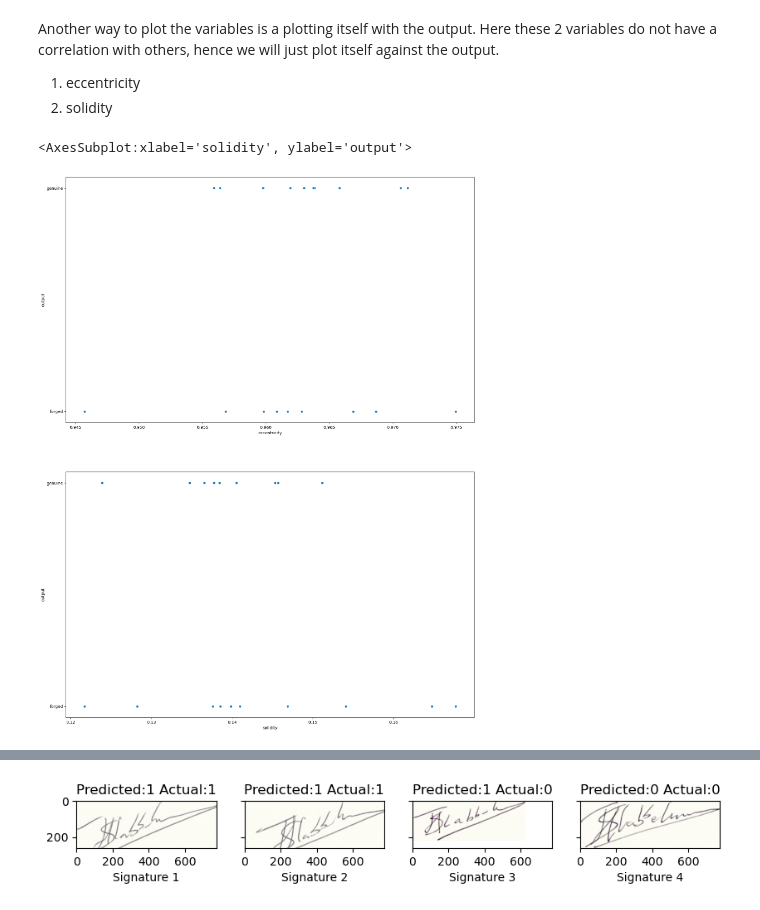
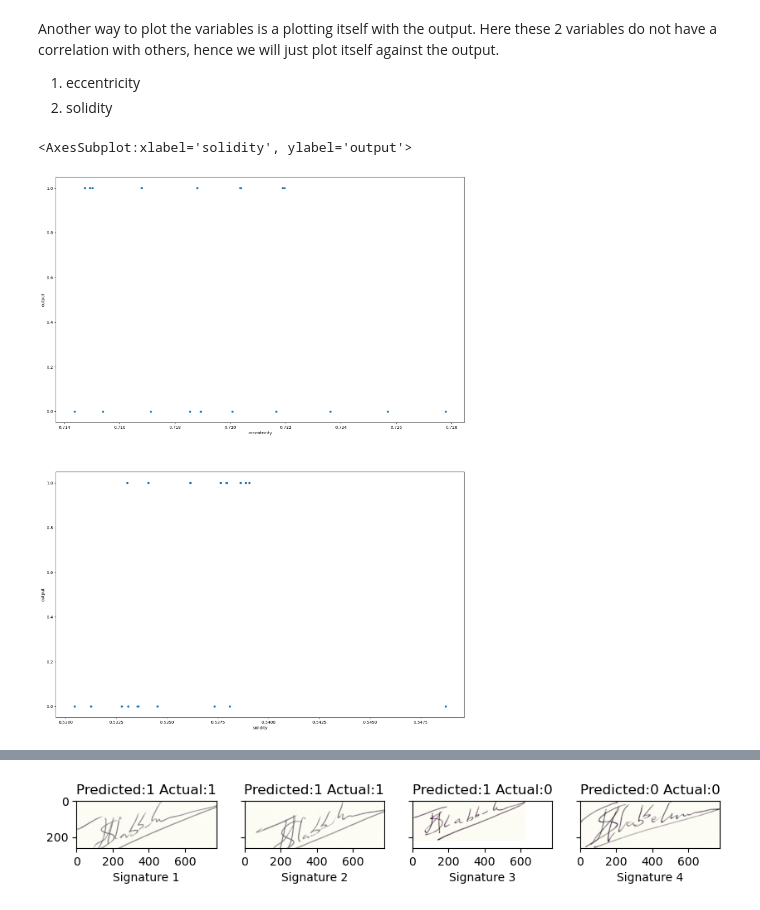
Before and after one commit to tyeejian/Signature-Forgery-Detection, a Jupyter notebook: Workbook/Signature Forgery Detection.ipynb, the cells around one changed output, grey strips where cells are left out. Drawn from its saved outputs; the diff is of its cells as text; code cells hidden in the pictures.

```diff
--- a/Workbook/Signature Forgery Detection.ipynb
+++ b/Workbook/Signature Forgery Detection.ipynb
@@ -568,13 +569,14 @@ Another way to plot the variables is a plotting itself with the output. Here the
 # %%
 
 f, axes = plt.subplots(2
                        ,1, figsize=(18,24))
-
-sb.scatterplot(x=features['eccentricity'], y=features['output'], ax = axes[0])
-sb.scatterplot(x=features['solidity'], y=features['output'], ax = axes[1])
+x_axis = 1/(1 + np.exp(-features['eccentricity']))
+sb.scatterplot(x=x_axis, y=features['output'], ax = axes[0])
+x_axis = 1/(1 + np.exp(-features['solidity']))
+sb.scatterplot(x=x_axis, y=features['output'], ax = axes[1])
 # %% [output]
 <AxesSubplot:xlabel='solidity', ylabel='output'>
-[figure, old version]
+[figure, new version]
 # %% [markdown]
 ## Machine Learning
 One way to predict the signatures is to use a **Logistic Regression**. A **logistic regression** is similar to **linear regression** in which it is trying to identify the relationship between dependant variable and independant variable(s). However, **logisitc regression** is trying to make a prediction on a **categorical** variable as compared to a **continuous** variable.
```
Also changed, not shown: parts of 4 cells of this notebook.
